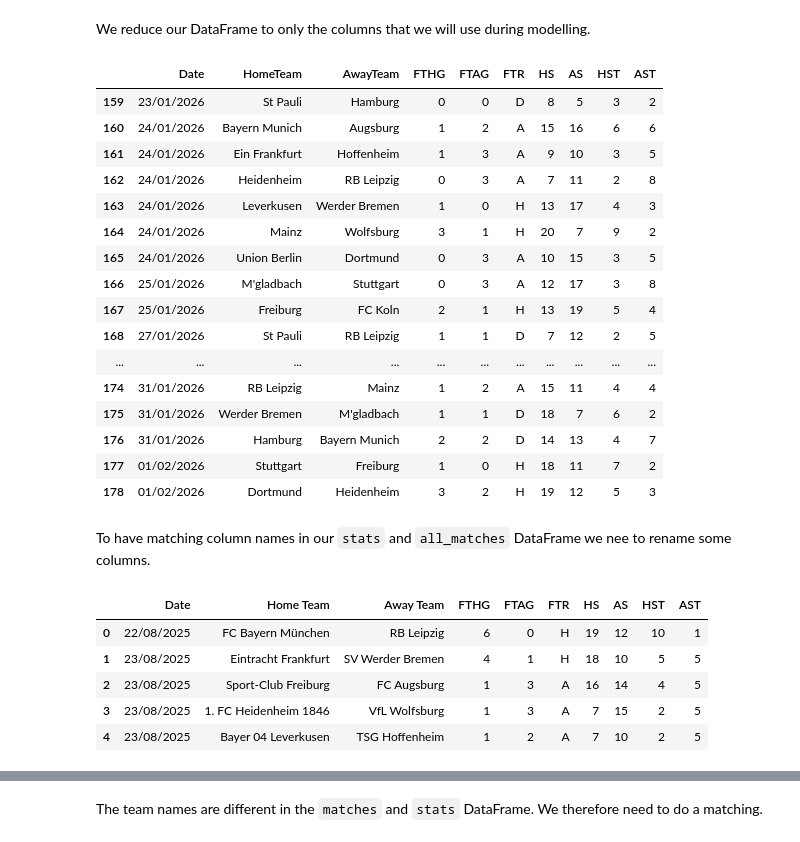
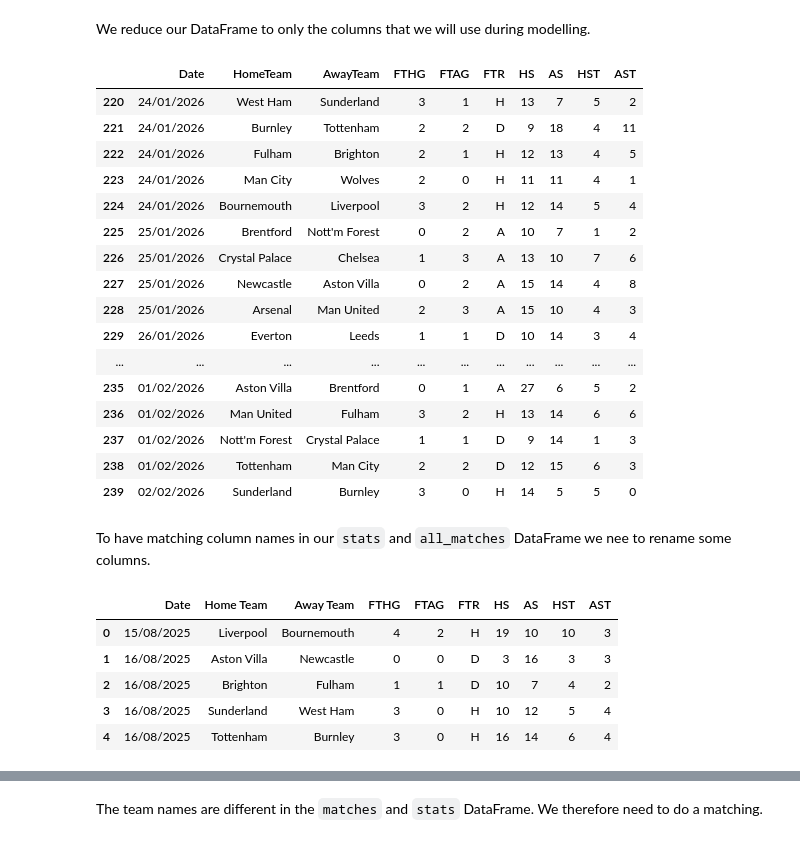
Before and after one commit to benjsah/football_datascience, a Jupyter notebook: league_position_prediction/notebooks/season_end_prediction.ipynb, the cells around one changed output, grey strips where cells are left out. Cells and saved outputs as stored; diff of their text form; code cells hidden in the pictures.

```diff
--- a/league_position_prediction/notebooks/season_end_prediction.ipynb
+++ b/league_position_prediction/notebooks/season_end_prediction.ipynb
@@ -75,8 +96,8 @@ Key to results data:
 
 `AST = Away Team Shots on Target`
 # %%
-# Load the dataset containing Bundesliga match data for the 2025 season
-stats = pd.read_csv("../data/raw/Bundesliga_2025.csv")
+# Load the dataset containing Premier League match data for the 2025 season
+stats = pd.read_csv("../data/raw/premierleague_2025.csv")
 
 # Display the first few rows of the dataset to understand its structure and contents
 stats.head()
@@ -112,35 +133,35 @@ stats = stats[
 stats.tail(20)
 # %% [output]
 |  | Date | HomeTeam | AwayTeam | FTHG | FTAG | FTR | HS | AS | HST | AST |
-| 159 | 23/01/2026 | St Pauli | Hamburg | 0 | 0 | D | 8 | 5 | 3 | 2 |
-| 160 | 24/01/2026 | Bayern Munich | Augsburg | 1 | 2 | A | 15 | 16 | 6 | 6 |
-| 161 | 24/01/2026 | Ein Frankfurt | Hoffenheim | 1 | 3 | A | 9 | 10 | 3 | 5 |
-| 162 | 24/01/2026 | Heidenheim | RB Leipzig | 0 | 3 | A | 7 | 11 | 2 | 8 |
-| 163 | 24/01/2026 | Leverkusen | Werder Bremen | 1 | 0 | H | 13 | 17 | 4 | 3 |
-| 164 | 24/01/2026 | Mainz | Wolfsburg | 3 | 1 | H | 20 | 7 | 9 | 2 |
-| 165 | 24/01/2026 | Union Berlin | Dortmund | 0 | 3 | A | 10 | 15 | 3 | 5 |
-| 166 | 25/01/2026 | M'gladbach | Stuttgart | 0 | 3 | A | 12 | 17 | 3 | 8 |
-| 167 | 25/01/2026 | Freiburg | FC Koln | 2 | 1 | H | 13 | 19 | 5 | 4 |
-| 168 | 27/01/2026 | St Pauli | RB Leipzig | 1 | 1 | D | 7 | 12 | 2 | 5 |
+| 220 | 24/01/2026 | West Ham | Sunderland | 3 | 1 | H | 13 | 7 | 5 | 2 |
+| 221 | 24/01/2026 | Burnley | Tottenham | 2 | 2 | D | 9 | 18 | 4 | 11 |
+| 222 | 24/01/2026 | Fulham | Brighton | 2 | 1 | H | 12 | 13 | 4 | 5 |
+| 223 | 24/01/2026 | Man City | Wolves | 2 | 0 | H | 11 | 11 | 4 | 1 |
+| 224 | 24/01/2026 | Bournemouth | Liverpool | 3 | 2 | H | 12 | 14 | 5 | 4 |
+| 225 | 25/01/2026 | Brentford | Nott'm Forest | 0 | 2 | A | 10 | 7 | 1 | 2 |
+| 226 | 25/01/2026 | Crystal Palace | Chelsea | 1 | 3 | A | 13 | 10 | 7 | 6 |
+| 227 | 25/01/2026 | Newcastle | Aston Villa | 0 | 2 | A | 15 | 14 | 4 | 8 |
+| 228 | 25/01/2026 | Arsenal | Man United | 2 | 3 | A | 15 | 10 | 4 | 3 |
+| 229 | 26/01/2026 | Everton | Leeds | 1 | 1 | D | 10 | 14 | 3 | 4 |
 | ... | ... | ... | ... | ... | ... | ... | ... | ... | ... | ... |
-| 174 | 31/01/2026 | RB Leipzig | Mainz | 1 | 2 | A | 15 | 11 | 4 | 4 |
-| 175 | 31/01/2026 | Werder Bremen | M'gladbach | 1 | 1 | D | 18 | 7 | 6 | 2 |
-| 176 | 31/01/2026 | Hamburg | Bayern Munich | 2 | 2 | D | 14 | 13 | 4 | 7 |
-| 177 | 01/02/2026 | Stuttgart | Freiburg | 1 | 0 | H | 18 | 11 | 7 | 2 |
-| 178 | 01/02/2026 | Dortmund | Heidenheim | 3 | 2 | H | 19 | 12 | 5 | 3 |
+| 235 | 01/02/2026 | Aston Villa | Brentford | 0 | 1 | A | 27 | 6 | 5 | 2 |
+| 236 | 01/02/2026 | Man United | Fulham | 3 | 2 | H | 13 | 14 | 6 | 6 |
+| 237 | 01/02/2026 | Nott'm Forest | Crystal Palace | 1 | 1 | D | 9 | 14 | 1 | 3 |
+| 238 | 01/02/2026 | Tottenham | Man City | 2 | 2 | D | 12 | 15 | 6 | 3 |
+| 239 | 02/02/2026 | Sunderland | Burnley | 3 | 0 | H | 14 | 5 | 5 | 0 |
 # %% [markdown]
 To have matching column names in our `stats` and `all_matches` DataFrame we nee to rename some columns.
 # %%
 # change the column names for HomeTeam to Home Team and AwayTeam to Away Team
-stats = data.rename(columns={"HomeTeam": "Home Team", "AwayTeam": "Away Team"})
+stats = stats.rename(columns={"HomeTeam": "Home Team", "AwayTeam": "Away Team"})
 stats.head()
 # %% [output]
 |  | Date | Home Team | Away Team | FTHG | FTAG | FTR | HS | AS | HST | AST |
-| 0 | 22/08/2025 | FC Bayern München | RB Leipzig | 6 | 0 | H | 19 | 12 | 10 | 1 |
-| 1 | 23/08/2025 | Eintracht Frankfurt | SV Werder Bremen | 4 | 1 | H | 18 | 10 | 5 | 5 |
-| 2 | 23/08/2025 | Sport-Club Freiburg | FC Augsburg | 1 | 3 | A | 16 | 14 | 4 | 5 |
-| 3 | 23/08/2025 | 1. FC Heidenheim 1846 | VfL Wolfsburg | 1 | 3 | A | 7 | 15 | 2 | 5 |
-| 4 | 23/08/2025 | Bayer 04 Leverkusen | TSG Hoffenheim | 1 | 2 | A | 7 | 10 | 2 | 5 |
+| 0 | 15/08/2025 | Liverpool | Bournemouth | 4 | 2 | H | 19 | 10 | 10 | 3 |
+| 1 | 16/08/2025 | Aston Villa | Newcastle | 0 | 0 | D | 3 | 16 | 3 | 3 |
+| 2 | 16/08/2025 | Brighton | Fulham | 1 | 1 | D | 10 | 7 | 4 | 2 |
+| 3 | 16/08/2025 | Sunderland | West Ham | 3 | 0 | H | 10 | 12 | 5 | 4 |
+| 4 | 16/08/2025 | Tottenham | Burnley | 3 | 0 | H | 16 | 14 | 6 | 4 |
 # %%
 # create a list of unique team names from HomeTeam in data and sort them alphabetically
 team_names_stats = stats["Home Team"].unique().tolist()
```
Also changed, not shown: parts of 14 cells of this notebook, 19 other files.
